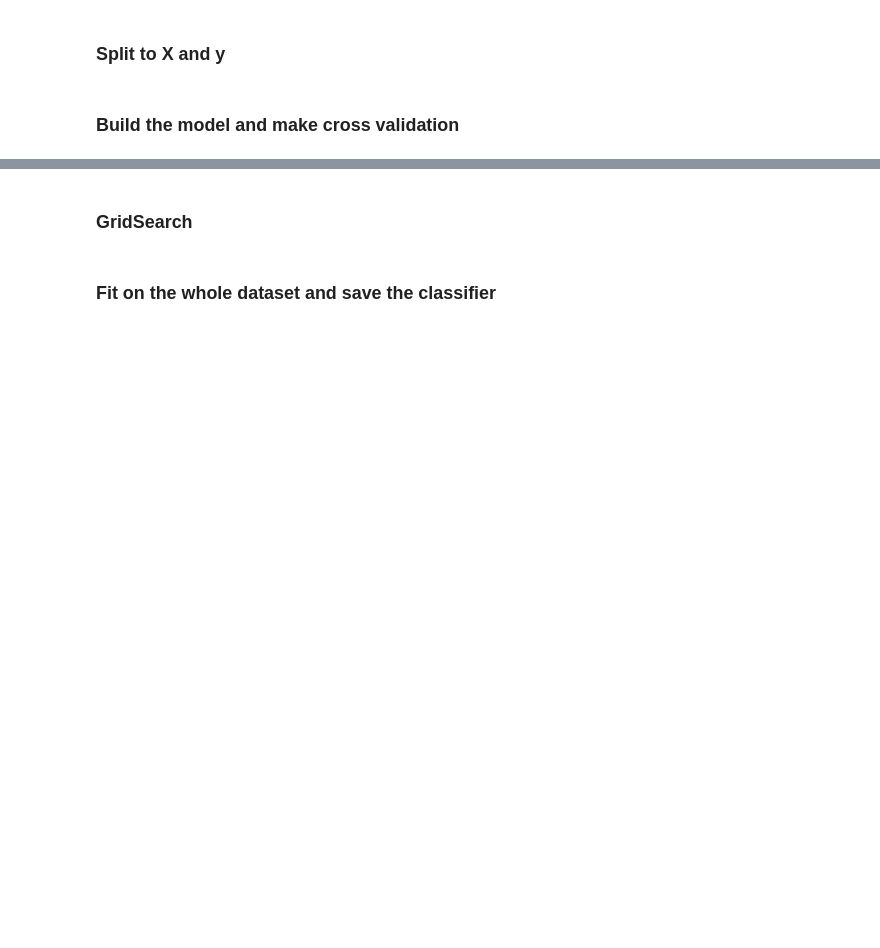
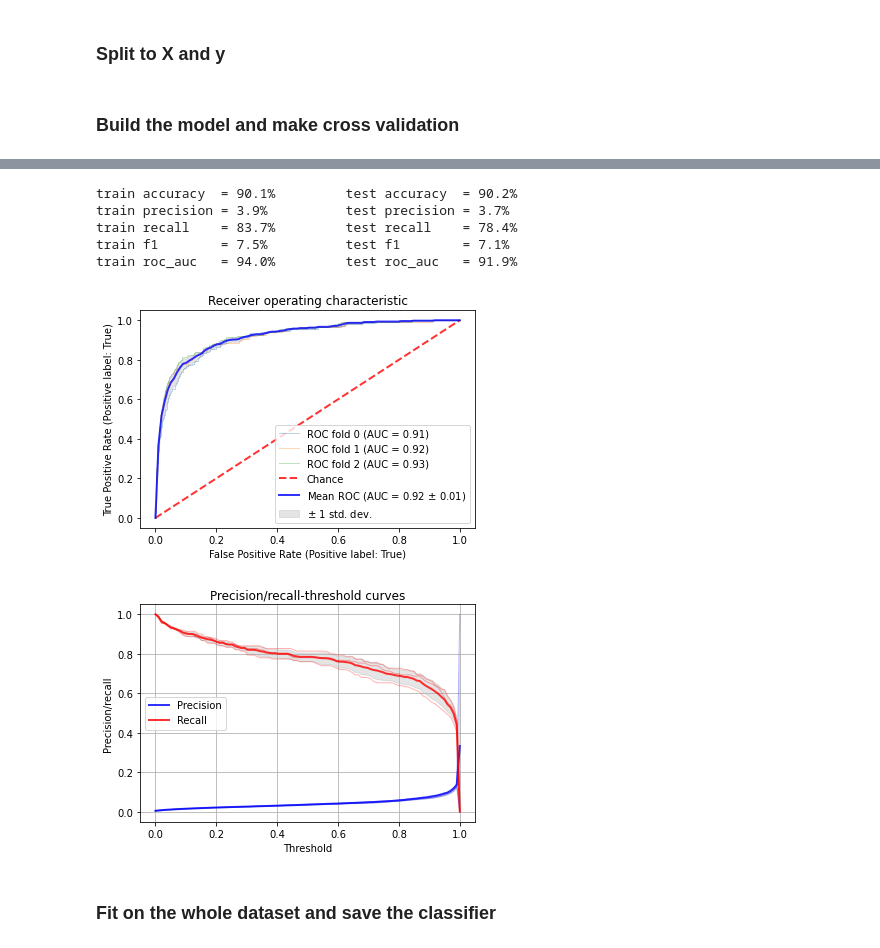
Before and after one commit to borosspeter/arXivRecoSys, a Jupyter notebook: arXivRecoSys.ipynb, the cells around one changed output, grey strips where cells are left out. Drawn from its saved outputs; the diff is of its cells as text; code cells hidden in the pictures; blank space fills up the shorter version.

Commit message:
update pipeline, bugfix

```diff
--- a/arXivRecoSys.ipynb
+++ b/arXivRecoSys.ipynb
@@ -211,7 +250,9 @@ number of non-cited papers which in the selected categories = 14980
 # %% [markdown]
 ### Split to X and y
 # %%
-#all_df = pd.read_csv('data/traindataset.csv', index_col=0)
+cited_df = pd.read_csv('data/traindataset_cited.csv', index_col=0)
+notcited_df = pd.read_csv('data/traindataset_notcited.csv', index_col=0)
+all_df = pd.read_csv('data/traindataset.csv', index_col=0)
 
 X = all_df[['authors_FLast','title','abstract']]
 y = list(all_df['cited'])
@@ -259,33 +314,15 @@ train roc_auc   =  96.7%        test roc_auc   = 92.4%
-# %% [markdown]
-### GridSearch
-# %%
-authors_feature = 'authors_FLast'
-authors_transformer = CountVectorizer(lowercase=False, max_features=1000)
-
-title_feature = 'title'
-title_transformer = TfidfVectorizer(stop_words='english', ngram_range=(1,3), max_features=2000)
-
-abstract_feature = 'abstract'
-abstract_transformer = TfidfVectorizer(stop_words='english', ngram_range=(1,3), max_features=5000)
-
-preprocessor = ColumnTransformer(
-    transformers=[
-        ('authors_FLast', authors_transformer, authors_feature),
-        ('title', title_transformer, title_feature),
-        ('abstract', abstract_transformer, abstract_feature)
-    ])
-
-param_grids = {}
-
-classifier = Pipeline(steps=[('preprocessor', preprocessor),
-                            #('balancer', RandomOverSampler()),
-                            ('classifier', MultinomialNB())])
-
-gridsearch = GridSearchCV(classifier, param_grids, cv=ShuffleSplit(n_splits=5),
-                          scoring=('f1'),
-                          return_train_score=True)
-
-gridsearch.fit(X,y)
+# %%
+print_score(scores, ['accuracy','precision','recall','f1','roc_auc'], train=True)
+roc_curve_cv_plot(X, y, cvsplitter, scores['estimator'])
+precision_recall_cv_plot(X, y, cvsplitter, scores['estimator'])
+# %% [output]
+train accuracy  = 90.1%         test accuracy  = 90.2%
+train precision = 3.9%          test precision = 3.7%
+train recall    = 83.7%         test recall    = 78.4%
+train f1        = 7.5%          test f1        = 7.1%
+train roc_auc   = 94.0%         test roc_auc   = 91.9%
+[figure, added]
+[figure, added]
 # %% [markdown]
 ### Fit on the whole dataset and save the classifier
 # %%
```
Also changed, not shown: parts of 12 cells of this notebook, 4 other files.
